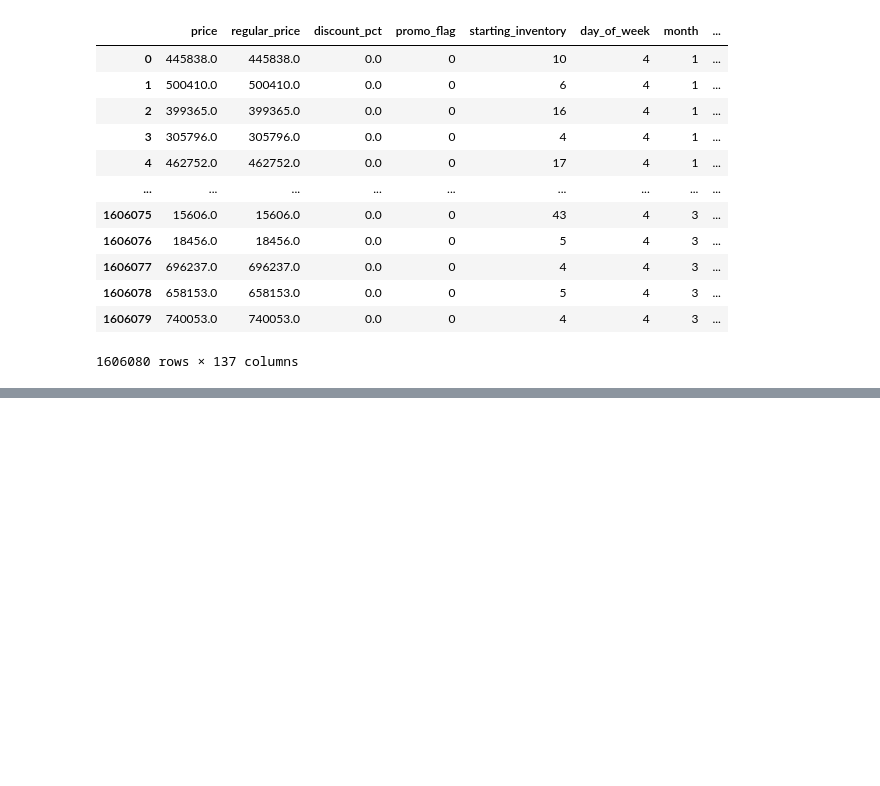
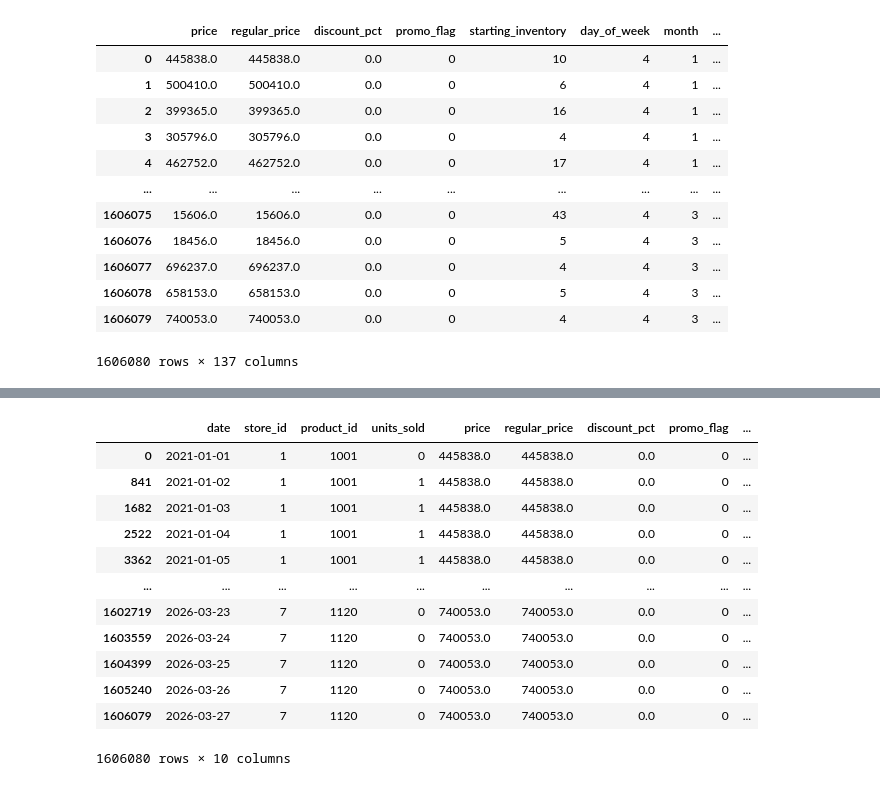
Before and after one commit to SunnyX-AI/ai-powered-sales-forecasting, a Jupyter notebook: notebooks/00_experiments.ipynb, the cells around one changed output, grey strips where cells are left out. Drawn from its saved outputs; the diff is of its cells as text; code cells hidden in the pictures; blank space fills up the shorter version.

```diff
--- a/notebooks/00_experiments.ipynb
+++ b/notebooks/00_experiments.ipynb
@@ -763,0 +808,16 @@ print("MAE:", mae)
+# %%
+df
+# %% [output]
+|  | date | store_id | product_id | units_sold | price | regular_price | discount_pct | promo_flag | ... |
+| 0 | 2021-01-01 | 1 | 1001 | 0 | 445838.0 | 445838.0 | 0.0 | 0 | ... |
+| 841 | 2021-01-02 | 1 | 1001 | 1 | 445838.0 | 445838.0 | 0.0 | 0 | ... |
+| 1682 | 2021-01-03 | 1 | 1001 | 1 | 445838.0 | 445838.0 | 0.0 | 0 | ... |
+| 2522 | 2021-01-04 | 1 | 1001 | 1 | 445838.0 | 445838.0 | 0.0 | 0 | ... |
+| 3362 | 2021-01-05 | 1 | 1001 | 1 | 445838.0 | 445838.0 | 0.0 | 0 | ... |
+| ... | ... | ... | ... | ... | ... | ... | ... | ... | ... |
+| 1602719 | 2026-03-23 | 7 | 1120 | 0 | 740053.0 | 740053.0 | 0.0 | 0 | ... |
+| 1603559 | 2026-03-24 | 7 | 1120 | 0 | 740053.0 | 740053.0 | 0.0 | 0 | ... |
+| 1604399 | 2026-03-25 | 7 | 1120 | 0 | 740053.0 | 740053.0 | 0.0 | 0 | ... |
+| 1605240 | 2026-03-26 | 7 | 1120 | 0 | 740053.0 | 740053.0 | 0.0 | 0 | ... |
+| 1606079 | 2026-03-27 | 7 | 1120 | 0 | 740053.0 | 740053.0 | 0.0 | 0 | ... |
+1606080 rows × 10 columns
```
Also changed, not shown: parts of 35 cells of this notebook, 6 other files.
